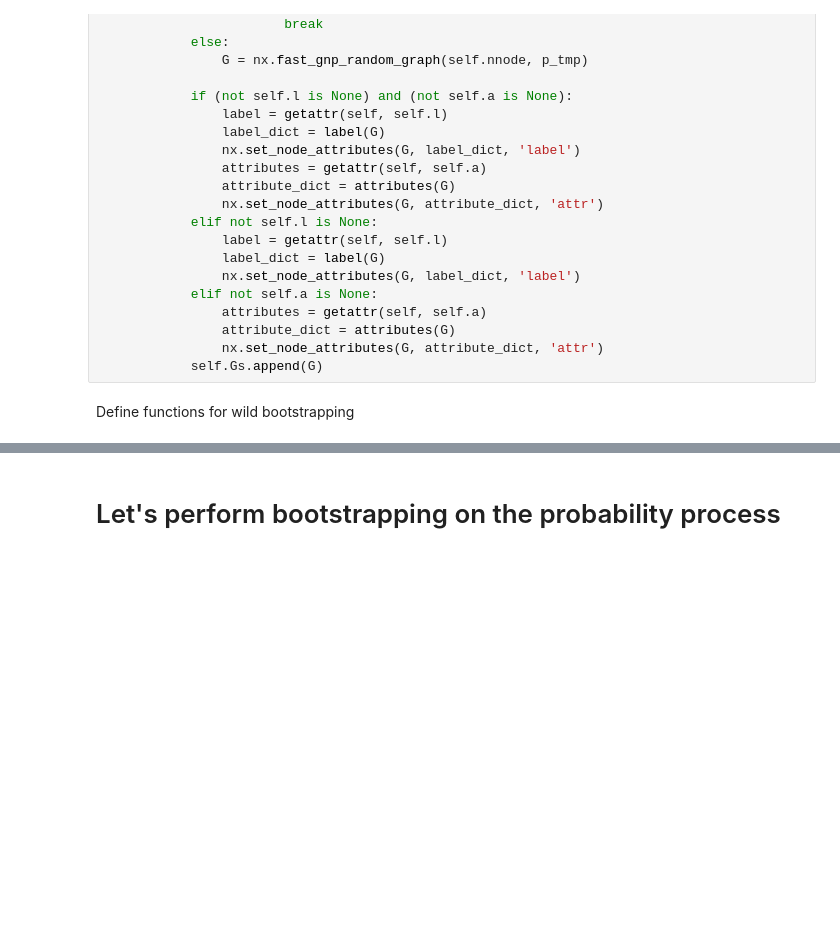
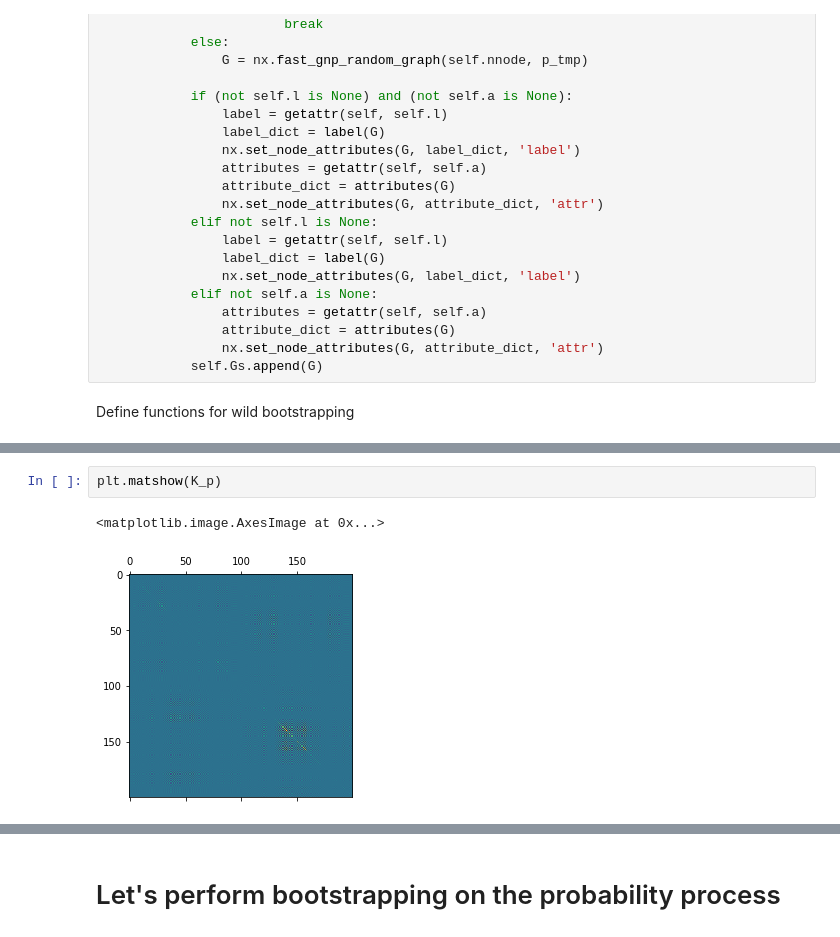
Before and after one commit to ragnarlevi/GTST, a Jupyter notebook: _Workbench/WildBootstrap.ipynb, the cells around one changed output, grey strips where cells are left out. Drawn from its saved outputs; the diff is of its cells as text; blank space fills up the shorter version.

```diff
--- a/_Workbench/WildBootstrap.ipynb
+++ b/_Workbench/WildBootstrap.ipynb
@@ -362,0 +342,5 @@ KeyboardInterrupt:
+# %%
+plt.matshow(K_p)
+# %% [output]
+<matplotlib.image.AxesImage at 0x...>
+[figure, added]
```
Also changed, not shown: parts of 14 cells of this notebook, 6 other files.
